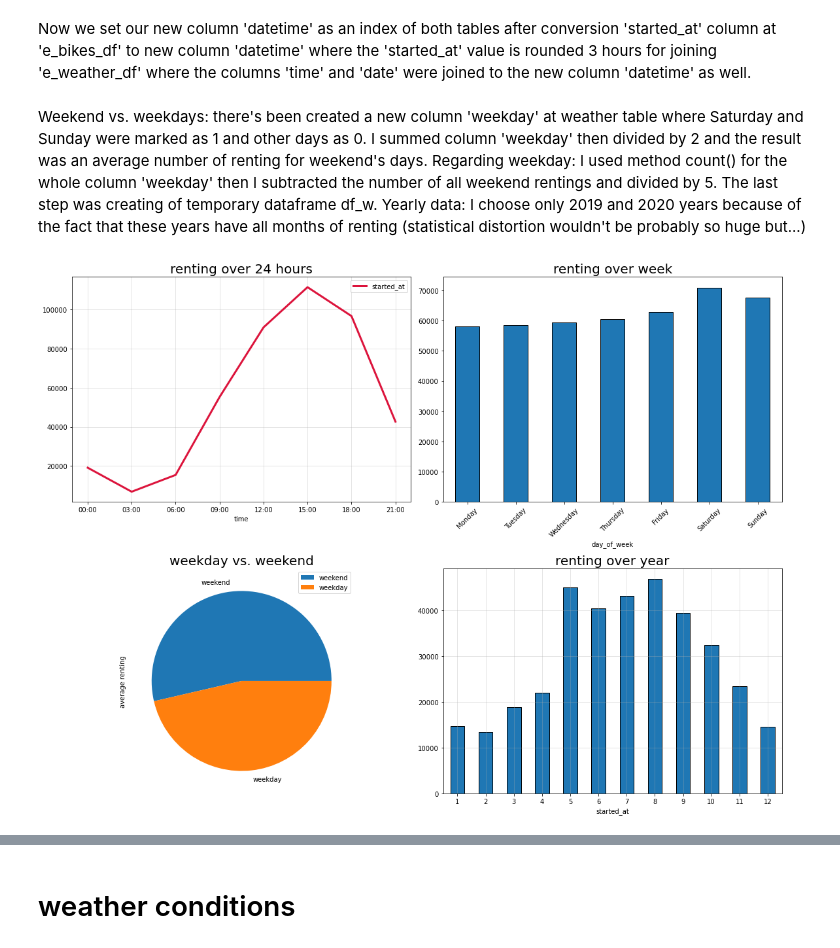
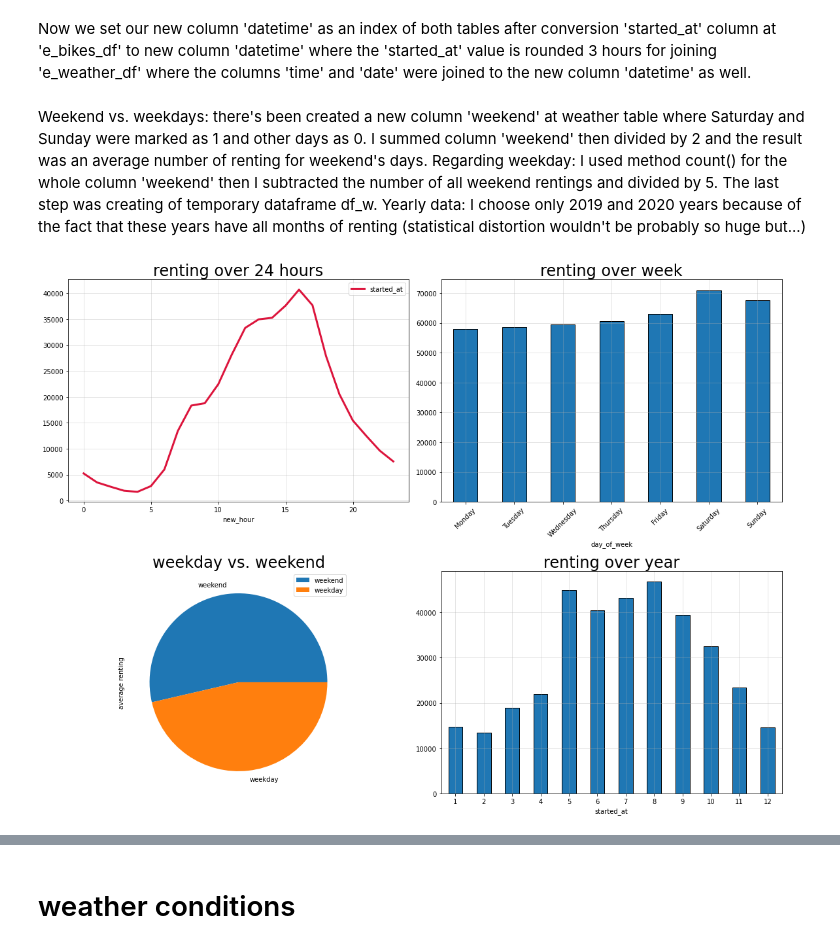
Before and after one commit to carlos108108/Just_Eat_Cycles_project, a Jupyter notebook: Edinburgh.ipynb, the cells around one changed output, grey strips where cells are left out. Cells and saved outputs as stored; diff of their text form; code cells hidden in the pictures.

```diff
--- a/Edinburgh.ipynb
+++ b/Edinburgh.ipynb
@@ -94,5 +94,6 @@ e_weather_df['rain'] = list(map(lambda x: round(float(x[:-3])), e_weather_df['ra
 e_weather_df['gust'] = list(map(lambda x: float(x[:-5]), e_weather_df['gust']))
 e_weather_df['feels'] = list(map(lambda x: int(x[:-3]), e_weather_df['feels']))
 e_weather_df['cloud'] = list(map(lambda x: int(x[:-1]), e_weather_df['cloud']))
-e_weather_df['weekday'] = list(map(lambda x: 1 if pd.Timestamp(x).dayofweek in (5,6) else 0, e_weather_df['date']))
+e_weather_df['humidity'] = list(map(lambda x: int(x[:-1]), e_weather_df['humidity']))
+e_weather_df['weekend'] = list(map(lambda x: 1 if pd.Timestamp(x).dayofweek in (5,6) else 0, e_weather_df['date']))
 # %% [markdown]
@@ -152,40 +153,43 @@ e_bikes_df.set_index('datetime', inplace=True)
 # %%
 final_df = e_bikes_df.join(e_weather_df)
 # %% [markdown]
-Weekend vs. weekdays: there's been created a new column 'weekday' at weather table where Saturday and Sunday were marked as 1 and other days as 0. I summed column 'weekday' then divided by 2 and the result was an average number of renting for weekend's days. Regarding weekday: I used method count() for the whole column 'weekday' then I subtracted the number of all weekend rentings and divided by 5. The last step was creating of temporary dataframe df_w.
+Weekend vs. weekdays: there's been created a new column 'weekend' at weather table where Saturday and Sunday were marked as 1 and other days as 0. I summed column 'weekend' then divided by 2 and the result was an average number of renting for weekend's days. Regarding weekday: I used method count() for the whole column 'weekend' then I subtracted the number of all weekend rentings and divided by 5. The last step was creating of temporary dataframe df_w.
 Yearly data: I choose only 2019 and 2020 years because of the fact that these years have all months of renting (statistical distortion wouldn't be probably so huge but...)
 # %%
-data = [[final_df['weekday'].sum()/2], [(final_df['weekday'].count()-final_df['weekday'].sum())/5] ]
+data = [[final_df['weekend'].sum()/2], [(final_df['weekend'].count()-final_df['weekend'].sum())/5] ]
 columns = ['average renting']
 index = ['weekend', 'weekday']
 df_w = pd.DataFrame(data, index=index, columns=columns)
+
+df_day = e_bikes_df.assign(new_hour=e_bikes_df['started_at'].dt.hour).groupby('new_hour').count()[['started_at']]
 
 df_week = final_df.assign(day_of_week = list(map(lambda x: pd.Timestamp(x).dayofweek, final_df['date'])))[['day_of_week', 'index']]
 df_week = df_week.groupby('day_of_week').count().rename(index={0: 'Monday', 1: 'Tuesday', 2: 'Wednesday', 3: 'Thursday', 4: 'Friday', 5: 'Saturday', 6: 'Sunday'}).rename(columns={'index': 'renting'})[['renting']]
 
 df_year = final_df.where((final_df['started_at'].dt.year == 2019) | (final_df['started_at'].dt.year == 2020)).dropna()
 df_year = df_year.groupby(df_year['started_at'].dt.month).count().rename(columns={'index': 'month_renting'})[['month_renting']]
 
 fig = plt.figure(figsize=(16,12))
 ax1 = plt.subplot2grid( (2,2), (0,0) )
 ax2 = plt.subplot2grid( (2,2), (0,1) )
 ax3 = plt.subplot2grid( (2,2), (1,0) )
 ax4 = plt.subplot2grid( (2,2), (1,1) )
 
 
-final_df.groupby('time').count()[['started_at']].plot.line(lw=3, color='crimson', legend=True, ax=ax1);
-df_w.plot.pie(subplots=True, ax=ax3);
+df_day.plot.line(lw=3, color='crimson', legend=True, ax=ax1);
 df_week.plot.bar(rot=45, edgecolor='k', legend=False, ax=ax2);
 df_year.plot.bar(rot=0, edgecolor='k', legend=False, ax=ax4);
+df_w.plot.pie(subplots=True, ax=ax3);
 
 
-ax4.set_title(label='renting over year', fontsize=20);
-ax2.set_title(label='renting over week', fontsize = 20);
-ax1.set_title(label='renting over 24 hours', fontsize = 20);
-ax3.set_title(label='weekday vs. weekend', fontsize = 20);
+ax4.set_title(label='renting over year', fontsize=24);
+ax2.set_title(label='renting over week', fontsize = 24);
+ax1.set_title(label='renting over 24 hours', fontsize = 24);
+ax3.set_title(label='weekday vs. weekend', fontsize = 24);
 
-[tbl.grid(alpha=.4) for tbl in (ax1, ax3, ax4)]
+[tbl.grid(alpha=.4) for tbl in (ax1, ax2, ax4)]
 
 plt.tight_layout()
+plt.show()
 # %% [output]
-[figure, old version]
+[figure, new version]
```
Also changed, not shown: parts of 25 cells of this notebook.
